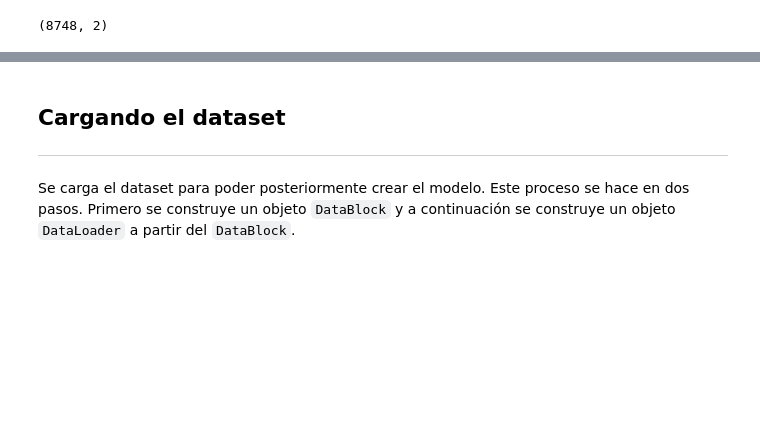
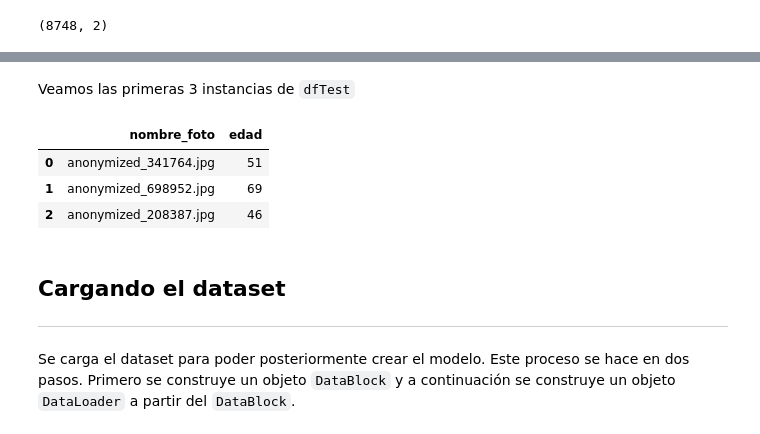
Before and after one commit to AlvearVanessa/TFM, a Jupyter notebook: Modelo1.ipynb, the cells around one changed output, grey strips where cells are left out. Cells and saved outputs as stored; diff of their text form; code cells hidden in the pictures; blank space fills up the shorter version.

```diff
--- a/Modelo1.ipynb
+++ b/Modelo1.ipynb
@@ -129,3 +134,12 @@ El dataframe contiene 43739 filas y 2 columnas
+# %% [markdown]
+Veamos las primeras 3 instancias de `dfTest`
+# %%
+dfTest.head(3)
+# %% [output]
+|  | nombre_foto | edad |
+| 0 | anonymized_341764.jpg | 51 |
+| 1 | anonymized_698952.jpg | 69 |
+| 2 | anonymized_208387.jpg | 46 |
 # %% [markdown]
 ## Cargando el dataset
 ---
```
Also changed, not shown: parts of 30 cells of this notebook.
